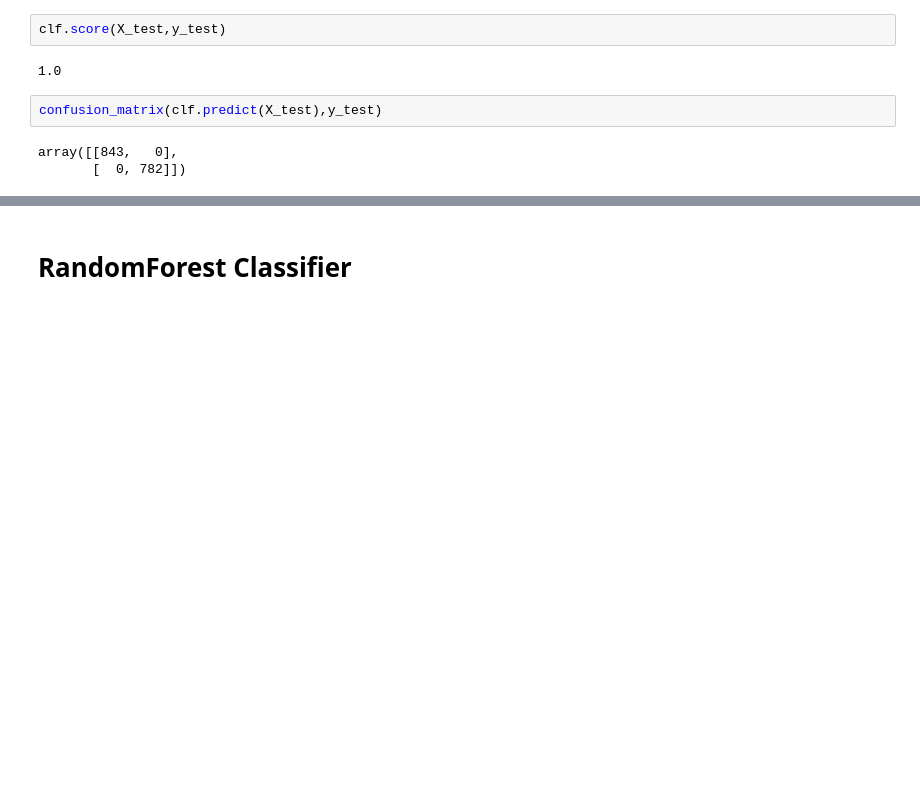
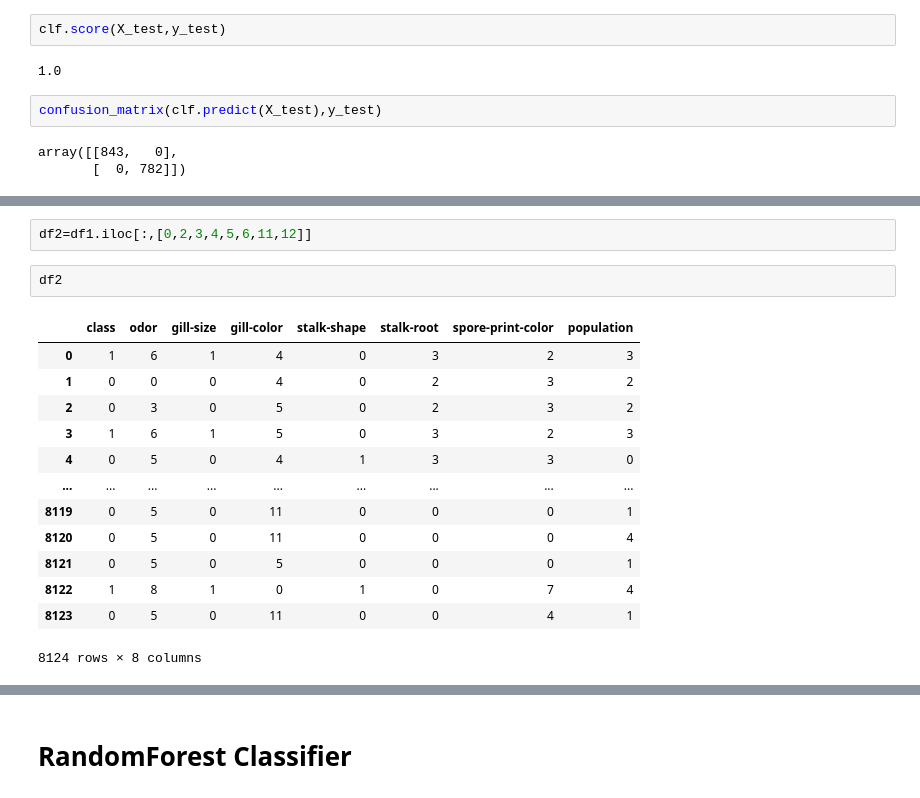
Before and after one commit to Aishik122/Mushroom, a Jupyter notebook: notebook/mushroom_ML_implementation.ipynb, the cells around one changed output, grey strips where cells are left out. Drawn from its saved outputs; the diff is of its cells as text; blank space fills up the shorter version.

```diff
--- a/notebook/mushroom_ML_implementation.ipynb
+++ b/notebook/mushroom_ML_implementation.ipynb
@@ -143,0 +192,18 @@ array([[843,   0],
+# %%
+df2=df1.iloc[:,[0,2,3,4,5,6,11,12]]
+# %%
+df2
+# %% [output]
+|  | class | odor | gill-size | gill-color | stalk-shape | stalk-root | spore-print-color | population |
+| 0 | 1 | 6 | 1 | 4 | 0 | 3 | 2 | 3 |
+| 1 | 0 | 0 | 0 | 4 | 0 | 2 | 3 | 2 |
+| 2 | 0 | 3 | 0 | 5 | 0 | 2 | 3 | 2 |
+| 3 | 1 | 6 | 1 | 5 | 0 | 3 | 2 | 3 |
+| 4 | 0 | 5 | 0 | 4 | 1 | 3 | 3 | 0 |
+| ... | ... | ... | ... | ... | ... | ... | ... | ... |
+| 8119 | 0 | 5 | 0 | 11 | 0 | 0 | 0 | 1 |
+| 8120 | 0 | 5 | 0 | 11 | 0 | 0 | 0 | 4 |
+| 8121 | 0 | 5 | 0 | 5 | 0 | 0 | 0 | 1 |
+| 8122 | 1 | 8 | 1 | 0 | 1 | 0 | 7 | 4 |
+| 8123 | 0 | 5 | 0 | 11 | 0 | 0 | 4 | 1 |
+8124 rows × 8 columns
```
Also changed, not shown: parts of 35 cells of this notebook, 6 other files.
